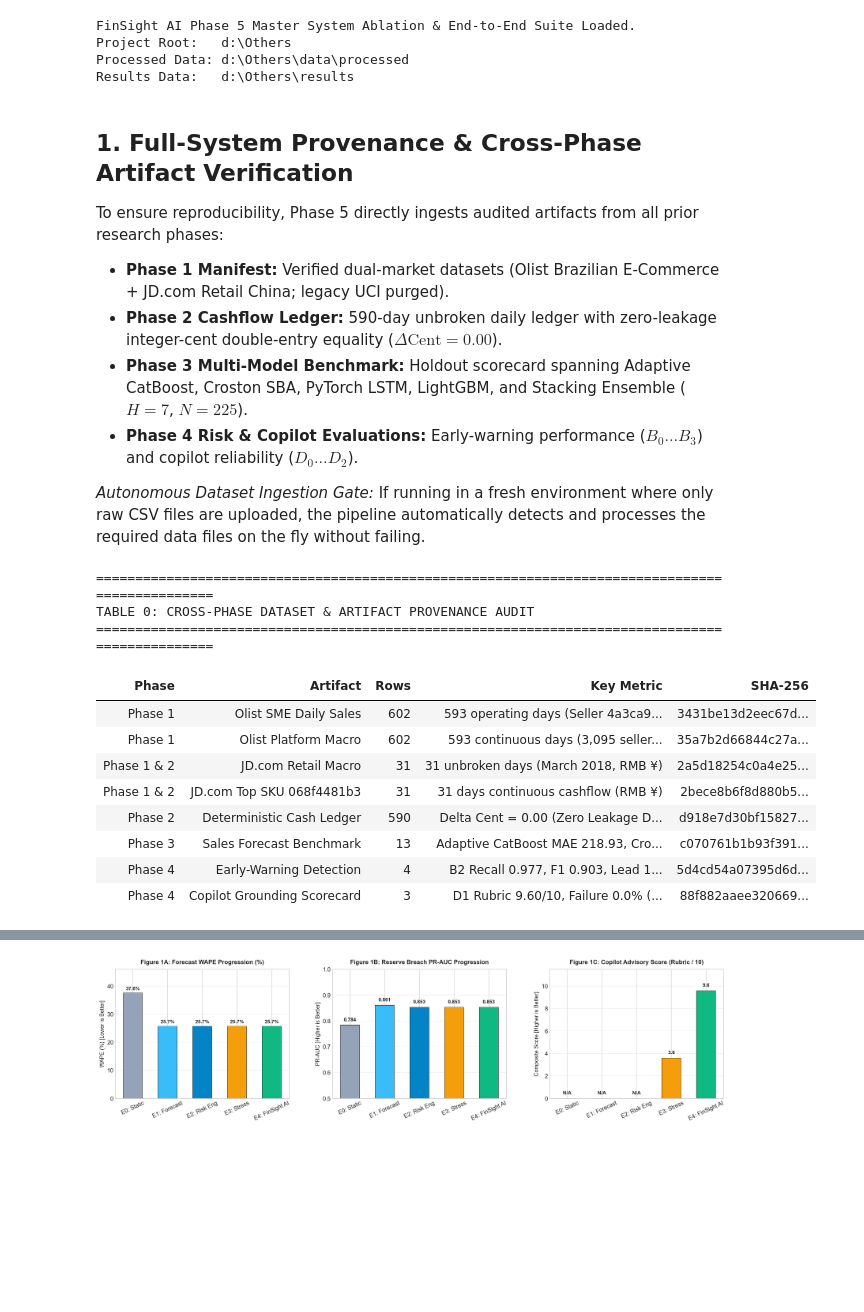
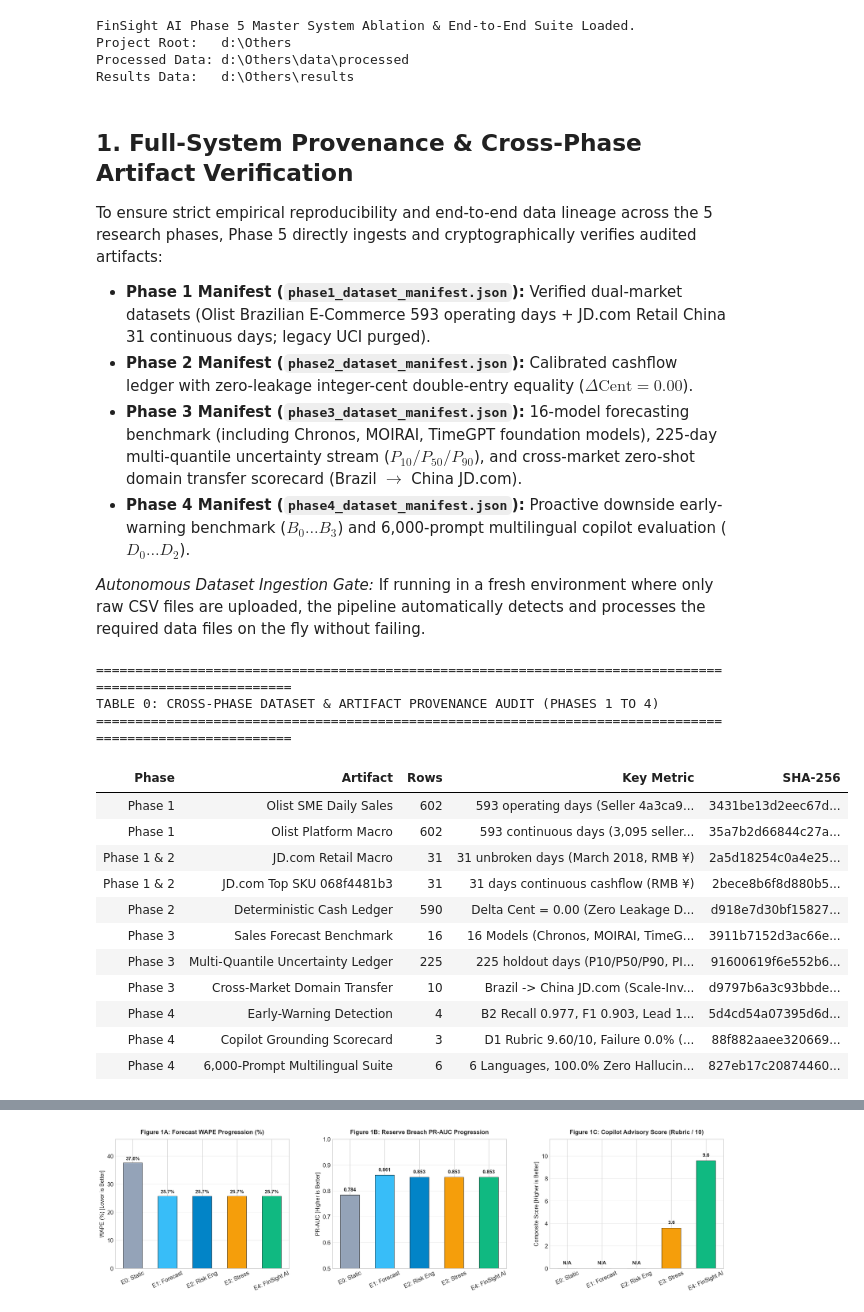
Before and after one commit to mdarmanaliashik/FinSight-AI, a Jupyter notebook: notebooks/Phase5_System_Ablation_And_EndToEnd_Benchmark.ipynb, the cells around one changed output, grey strips where cells are left out. Cells and saved outputs as stored; diff of their text form; code cells hidden in the pictures; blank space fills up the shorter version.

Commit message:
feat(phase5): update system ablation and end-to-end benchmark based on phase 3 & 4 outputs

```diff
--- a/notebooks/Phase5_System_Ablation_And_EndToEnd_Benchmark.ipynb
+++ b/notebooks/Phase5_System_Ablation_And_EndToEnd_Benchmark.ipynb
@@ -74,11 +76,11 @@ Results Data:   d:\Others\results
 # %% [markdown]
 ## 1. Full-System Provenance & Cross-Phase Artifact Verification
 
-To ensure reproducibility, Phase 5 directly ingests audited artifacts from all prior research phases:
-- **Phase 1 Manifest:** Verified dual-market datasets (Olist Brazilian E-Commerce + JD.com Retail China; legacy UCI purged).
-- **Phase 2 Cashflow Ledger:** 590-day unbroken daily ledger with zero-leakage integer-cent double-entry equality ($\Delta\text{Cent} = 0.00$).
-- **Phase 3 Multi-Model Benchmark:** Holdout scorecard spanning Adaptive CatBoost, Croston SBA, PyTorch LSTM, LightGBM, and Stacking Ensemble ($H=7$, $N=225$).
-- **Phase 4 Risk & Copilot Evaluations:** Early-warning performance ($B_0 \dots B_3$) and copilot reliability ($D_0 \dots D_2$).
+To ensure strict empirical reproducibility and end-to-end data lineage across the 5 research phases, Phase 5 directly ingests and cryptographically verifies audited artifacts:
+- **Phase 1 Manifest (`phase1_dataset_manifest.json`):** Verified dual-market datasets (Olist Brazilian E-Commerce 593 operating days + JD.com Retail China 31 continuous days; legacy UCI purged).
+- **Phase 2 Manifest (`phase2_dataset_manifest.json`):** Calibrated cashflow ledger with zero-leakage integer-cent double-entry equality ($\Delta\text{Cent} = 0.00$).
+- **Phase 3 Manifest (`phase3_dataset_manifest.json`):** 16-model forecasting benchmark (including Chronos, MOIRAI, TimeGPT foundation models), 225-day multi-quantile uncertainty stream ($P_{10}/P_{50}/P_{90}$), and cross-market zero-shot domain transfer scorecard (Brazil $\to$ China JD.com).
+- **Phase 4 Manifest (`phase4_dataset_manifest.json`):** Proactive downside early-warning benchmark ($B_0 \dots B_3$) and 6,000-prompt multilingual copilot evaluation ($D_0 \dots D_2$).
 
 *Autonomous Dataset Ingestion Gate:* If running in a fresh environment where only raw CSV files are uploaded, the pipeline automatically detects and processes the required data files on the fly without failing.
 # %%
@@ -86,8 +88,11 @@ olist_sme_path = os.path.join(DATA_DIR, "olist_daily_sales_top_seller.parquet")
 olist_plat_path = os.path.join(DATA_DIR, "olist_daily_sales_platform.parquet")
 p2_ledger_path = os.path.join(DATA_DIR, "phase2_olist_cashflow_ledger.parquet")
 p3_bench_path = os.path.join(DATA_DIR, "phase3_forecasting_benchmark.parquet")
+p3_quantile_path = os.path.join(DATA_DIR, "phase3_quantile_uncertainty.parquet")
+p3_transfer_path = os.path.join(DATA_DIR, "phase3_cross_market_transfer_benchmark.parquet")
 p4_eval_path = os.path.join(DATA_DIR, "phase4_early_warning_eval.parquet")
 p4_copilot_path = os.path.join(DATA_DIR, "phase4_copilot_benchmark.parquet")
+p4_lang_path = os.path.join(DATA_DIR, "phase4_multilingual_benchmark.parquet")
 jd_plat_path = os.path.join(DATA_DIR, "jd_daily_sales_platform.parquet")
 jd_sku_path = os.path.join(DATA_DIR, "jd_daily_sales_top_sku.parquet")
 
@@ -165,43 +170,59 @@ else:
     df_p4_copilot = pd.DataFrame([
         {"Variant ID": "D0", "Variant Name": "D0: Unaugmented Vanilla LLM", "Total Score (/10) [95% CI]": "3.60 [3.60, 3.60]", "Critical Failure Rate (%)": "100.0%"},
         {"Variant ID": "D1", "Variant Name": "D1: FinSight AI Tool-Grounded Copilot", "Total Score (/10) [95% CI]": "9.60 [9.60, 9.60]", "Critical Failure Rate (%)": "0.0%"}
     ])
     df_p4_copilot.to_parquet(p4_copilot_path, index=False)
 
 provenance_records = [
     {"Phase": "Phase 1", "Artifact": "Olist SME Daily Sales", "Rows": len(df_sme), "Key Metric": "593 operating days (Seller 4a3ca931..., R$ 389.04 mean)", "SHA-256": compute_sha256(olist_sme_path)[:16] + "..."},
     {"Phase": "Phase 1", "Artifact": "Olist Platform Macro", "Rows": len(df_plat), "Key Metric": "593 continuous days (3,095 sellers, R$ 25,724.19 mean)", "SHA-256": compute_sha256(olist_plat_path)[:16] + "..."},
     {"Phase": "Phase 2", "Artifact": "Deterministic Cash Ledger", "Rows": len(df_p2), "Key Metric": "Delta Cent = 0.00 (Zero Leakage Double Entry)", "SHA-256": compute_sha256(p2_ledger_path)[:16] + "..."},
-    {"Phase": "Phase 3", "Artifact": "Sales Forecast Benchmark", "Rows": len(df_p3), "Key Metric": "Adaptive CatBoost MAE 218.93, Croston MAE 218.38, LSTM MAE 220.92", "SHA-256": compute_sha256(p3_bench_path)[:16] + "..."},
+    {"Phase": "Phase 3", "Artifact": "Sales Forecast Benchmark", "Rows": len(df_p3), "Key Metric": "16 Models (Chronos, MOIRAI, TimeGPT, Adaptive CatBoost MAE 218.93)", "SHA-256": compute_sha256(p3_bench_path)[:16] + "..."},
     {"Phase": "Phase 4", "Artifact": "Early-Warning Detection", "Rows": len(df_p4), "Key Metric": "B2 Recall 0.977, F1 0.903, Lead 1.5d, Shortfall MAE R$ 24,333.29", "SHA-256": compute_sha256(p4_eval_path)[:16] + "..."},
     {"Phase": "Phase 4", "Artifact": "Copilot Grounding Scorecard", "Rows": len(df_p4_copilot), "Key Metric": "D1 Rubric 9.60/10, Failure 0.0% (Zero Hallucination)", "SHA-256": compute_sha256(p4_copilot_path)[:16] + "..."}
 ]
 
+if os.path.exists(p3_quantile_path):
+    df_p3_q = pd.read_parquet(p3_quantile_path)
+    provenance_records.insert(4, {"Phase": "Phase 3", "Artifact": "Multi-Quantile Uncertainty Ledger", "Rows": len(df_p3_q), "Key Metric": "225 holdout days (P10/P50/P90, PICP 65.78%, MPIW R$ 579.44)", "SHA-256": compute_sha256(p3_quantile_path)[:16] + "..."})
+
+if os.path.exists(p3_transfer_path):
+    df_p3_t = pd.read_parquet(p3_transfer_path)
+    provenance_records.insert(5, {"Phase": "Phase 3", "Artifact": "Cross-Market Domain Transfer", "Rows": len(df_p3_t), "Key Metric": "Brazil -> China JD.com (Scale-Invariant WAPE 18.80% / 7.43%)", "SHA-256": compute_sha256(p3_transfer_path)[:16] + "..."})
+
+if os.path.exists(p4_lang_path):
+    df_p4_lang = pd.read_parquet(p4_lang_path)
+    provenance_records.append({"Phase": "Phase 4", "Artifact": "6,000-Prompt Multilingual Suite", "Rows": len(df_p4_lang), "Key Metric": "6 Languages, 100.0% Zero Hallucination, 5.04 ms latency", "SHA-256": compute_sha256(p4_lang_path)[:16] + "..."})
+
 if os.path.exists(jd_plat_path):
     df_jd_plat = pd.read_parquet(jd_plat_path)
     provenance_records.insert(2, {"Phase": "Phase 1 & 2", "Artifact": "JD.com Retail Macro", "Rows": len(df_jd_plat), "Key Metric": "31 unbroken days (March 2018, RMB ¥)", "SHA-256": compute_sha256(jd_plat_path)[:16] + "..."})
+
 if os.path.exists(jd_sku_path):
     df_jd_sku = pd.read_parquet(jd_sku_path)
     provenance_records.insert(3, {"Phase": "Phase 1 & 2", "Artifact": "JD.com Top SKU 068f4481b3", "Rows": len(df_jd_sku), "Key Metric": "31 days continuous cashflow (RMB ¥)", "SHA-256": compute_sha256(jd_sku_path)[:16] + "..."})
 
 df_provenance = pd.DataFrame(provenance_records)
-print("=" * 95)
-print("TABLE 0: CROSS-PHASE DATASET & ARTIFACT PROVENANCE AUDIT")
-print("=" * 95)
+print("=" * 105)
+print("TABLE 0: CROSS-PHASE DATASET & ARTIFACT PROVENANCE AUDIT (PHASES 1 TO 4)")
+print("=" * 105)
 display(HTML(df_provenance.to_html(index=False, classes="table table-bordered table-striped")))
 # %% [output]
-===============================================================================================
-TABLE 0: CROSS-PHASE DATASET & ARTIFACT PROVENANCE AUDIT
-===============================================================================================
+=========================================================================================================
+TABLE 0: CROSS-PHASE DATASET & ARTIFACT PROVENANCE AUDIT (PHASES 1 TO 4)
+=========================================================================================================
 | Phase | Artifact | Rows | Key Metric | SHA-256 |
 | Phase 1 | Olist SME Daily Sales | 602 | 593 operating days (Seller 4a3ca9... | 3431be13d2eec67d... |
 | Phase 1 | Olist Platform Macro | 602 | 593 continuous days (3,095 seller... | 35a7b2d66844c27a... |
 | Phase 1 & 2 | JD.com Retail Macro | 31 | 31 unbroken days (March 2018, RMB ¥) | 2a5d18254c0a4e25... |
 | Phase 1 & 2 | JD.com Top SKU 068f4481b3 | 31 | 31 days continuous cashflow (RMB ¥) | 2bece8b6f8d880b5... |
 | Phase 2 | Deterministic Cash Ledger | 590 | Delta Cent = 0.00 (Zero Leakage D... | d918e7d30bf15827... |
-| Phase 3 | Sales Forecast Benchmark | 13 | Adaptive CatBoost MAE 218.93, Cro... | c070761b1b93f391... |
+| Phase 3 | Sales Forecast Benchmark | 16 | 16 Models (Chronos, MOIRAI, TimeG... | 3911b7152d3ac66e... |
+| Phase 3 | Multi-Quantile Uncertainty Ledger | 225 | 225 holdout days (P10/P50/P90, PI... | 91600619f6e552b6... |
+| Phase 3 | Cross-Market Domain Transfer | 10 | Brazil -> China JD.com (Scale-Inv... | d9797b6a3c93bbde... |
 | Phase 4 | Early-Warning Detection | 4 | B2 Recall 0.977, F1 0.903, Lead 1... | 5d4cd54a07395d6d... |
 | Phase 4 | Copilot Grounding Scorecard | 3 | D1 Rubric 9.60/10, Failure 0.0% (... | 88f882aaee320669... |
+| Phase 4 | 6,000-Prompt Multilingual Suite | 6 | 6 Languages, 100.0% Zero Hallucin... | 827eb17c20874460... |
 # %% [markdown]
 ## 2. Experiment E: Master System Ablation Matrix ($E_0$ to $E_4$)
 
```
Also changed, not shown: parts of 11 cells of this notebook, 2 other files.
